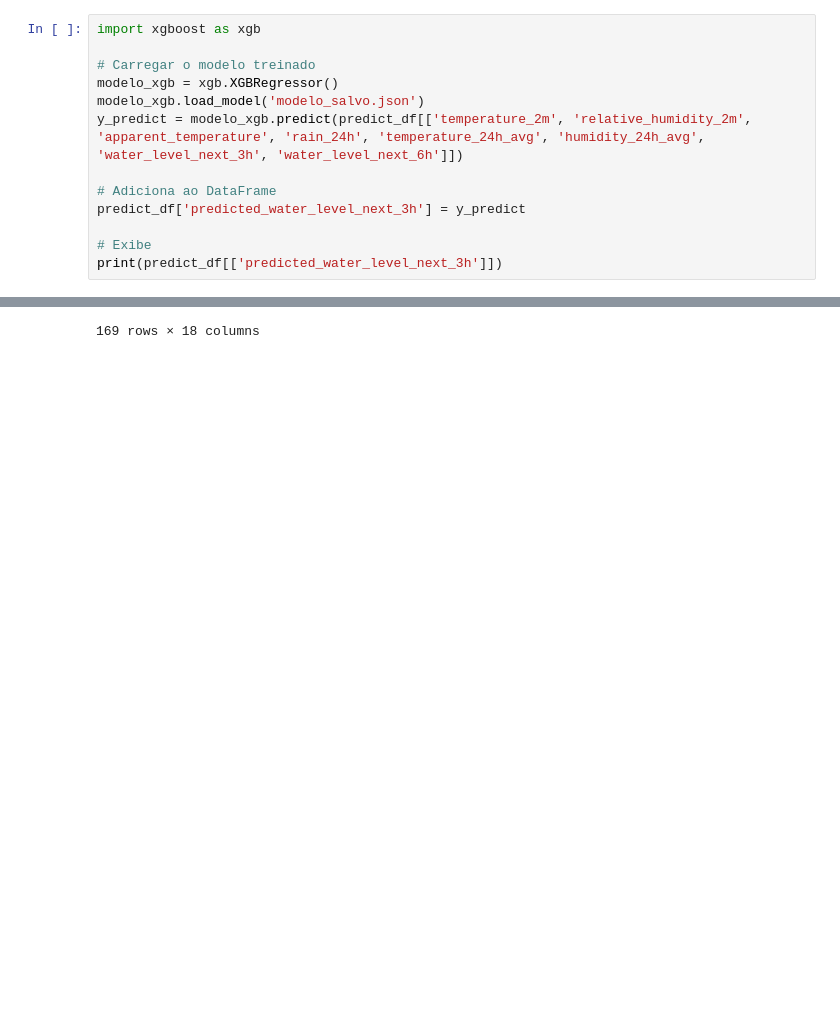
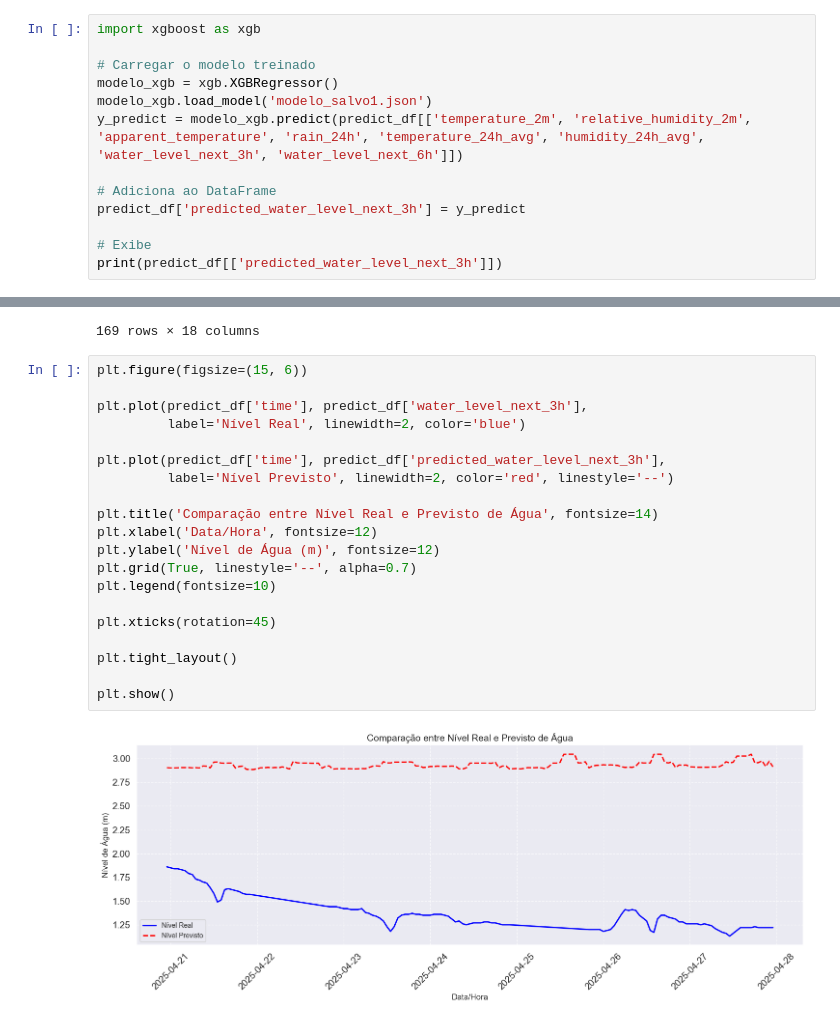
Before and after one commit to Migz2/Enchentes, a Jupyter notebook: notebooks/main.ipynb, the cells around one changed output, grey strips where cells are left out. Saved outputs shown, nothing was run; the diff lists cells and outputs as text; blank space fills up the shorter version.

```diff
--- a/notebooks/main.ipynb
+++ b/notebooks/main.ipynb
@@ -393,7 +429,7 @@ import xgboost as xgb
 
 # Carregar o modelo treinado
 modelo_xgb = xgb.XGBRegressor()
-modelo_xgb.load_model('modelo_salvo.json')
+modelo_xgb.load_model('modelo_salvo1.json')
 y_predict = modelo_xgb.predict(predict_df[['temperature_2m', 'relative_humidity_2m', 'apparent_temperature', 'rain_24h', 'temperature_24h_avg', 'humidity_24h_avg', 'water_level_next_3h', 'water_level_next_6h']])
 
 # Adiciona ao DataFrame
@@ -432,3 +468,25 @@ predict_df
 | 190 | 2025-04-27 22:00:00 | 19.6 | 98 | 22.6 | 0.5 | 1.22 | 22 | ... |
 | 191 | 2025-04-27 23:00:00 | 19.1 | 98 | 21.8 | 2.6 | 1.22 | 23 | ... |
 169 rows × 18 columns
+# %%
+plt.figure(figsize=(15, 6))
+
+plt.plot(predict_df['time'], predict_df['water_level_next_3h'],
+         label='Nível Real', linewidth=2, color='blue')
+
+plt.plot(predict_df['time'], predict_df['predicted_water_level_next_3h'],
+         label='Nível Previsto', linewidth=2, color='red', linestyle='--')
+
+plt.title('Comparação entre Nível Real e Previsto de Água', fontsize=14)
+plt.xlabel('Data/Hora', fontsize=12)
+plt.ylabel('Nível de Água (m)', fontsize=12)
+plt.grid(True, linestyle='--', alpha=0.7)
+plt.legend(fontsize=10)
+
+plt.xticks(rotation=45)
+
+plt.tight_layout()
+
+plt.show()
+# %% [output]
+[figure, added]
```
Also changed, not shown: parts of 7 cells of this notebook.
